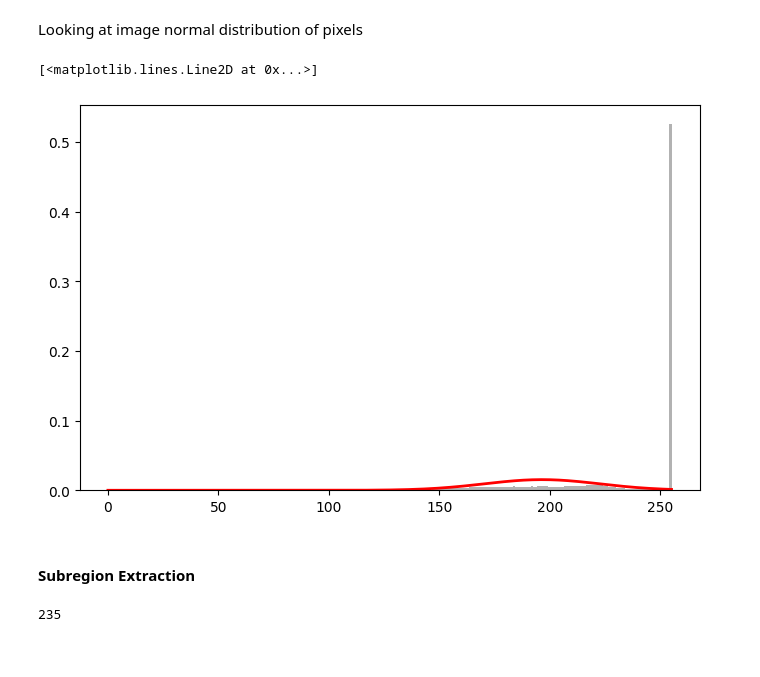
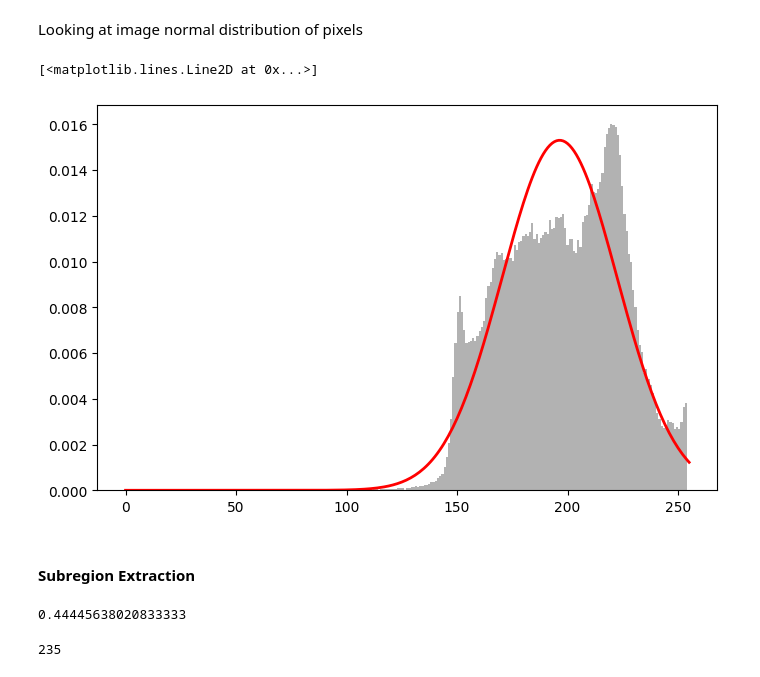
Before and after one commit to JSchpp12/FoggyVision, a Jupyter notebook: notebooks/transfer_learning_based_approach_resnet50/average_grey_image_subregions.ipynb, the cells around one changed output. Cells and saved outputs as stored; diff of their text form; code cells hidden in the pictures.

```diff
--- a/notebooks/transfer_learning_based_approach_resnet50/Image_Subregions.ipynb
+++ b/notebooks/transfer_learning_based_approach_resnet50/average_grey_image_subregions.ipynb
@@ -38,7 +39,7 @@ def get_test_camera_id(db : Database) -> int:
 def get_images_for_one_camera_angle(db : Database) -> tuple[list[Path], int]:
     image_paths : list[Path] = []
 
-    test_camera_id = get_test_camera_id(db)
+    test_camera_id = 1441
     with db as conn:
         sql = f"SELECT filePath from image WHERE cameraID = {test_camera_id}"
 
@@ -143,34 +141,35 @@ Looking at image normal distribution of pixels
 # %%
 pixels = avg_image_blurred.ravel()
 
 # Create histogram
 plt.figure(figsize=(8, 5))
 
 plt.hist(
     pixels,
     bins=256,
-    range=(0, 255),
+    range=(0, 254),
     density=True,
     alpha=0.6,
     color="gray",
     label="Greyscale histogram"
 )
 
 # Create normal distribution curve
 x = np.linspace(0, 255, 256)
 gaussian_curve = norm.pdf(x, mean, std)
 
 # Plot Gaussian curve
 plt.plot(
     x,
     gaussian_curve,
     color="red",
     linewidth=2,
     label=f"Normal fit\nμ={mean:.2f}, σ={std:.2f}"
 )
+plt.show()
 # %% [output]
 [<matplotlib.lines.Line2D at 0x...>]
-[figure, old version]
+[figure, new version]
 # %% [markdown]
 #### Subregion Extraction
 # %%
@@ -179,11 +178,11 @@ def select_subregions(grey_image, N, candidate_cutoff_values : list[int]):
     best_T = None
 
     for T in candidate_cutoff_values:
-        _, mask = cv2.threshold(grey_image, candidate_cutoff_values[0], 255, cv2.THRESH_BINARY_INV)
+        _, mask = cv2.threshold(grey_image, T, 255, cv2.THRESH_BINARY_INV)
 
         #use a simple foreground vs background heuristic to check if the candidate is good
         foreground_ratio = mask.mean() / 255.0
-
+        print(foreground_ratio)
         if 0.05 < foreground_ratio < 0.8:
             best_mask = mask
             best_T = T
@@ -209,10 +208,9 @@ def select_subregions(grey_image, N, candidate_cutoff_values : list[int]):
 
     return subregions, best_T
 
-
-
-t : list[int] = [230, 235]
-subregions, selected_T = select_subregions(avg_image_blurred, NUM_SUBREGIONS_TO_SELECT, t)
+subregions, selected_T = select_subregions(avg_image_blurred, NUM_SUBREGIONS_TO_SELECT, GLOBAL_CANDIDATE_T_VALUES)
+# %% [output]
+0.44445638020833333
 # %%
 selected_T
 # %% [output]
```
Also changed, not shown: parts of 2 cells of this notebook, 9 other files.
